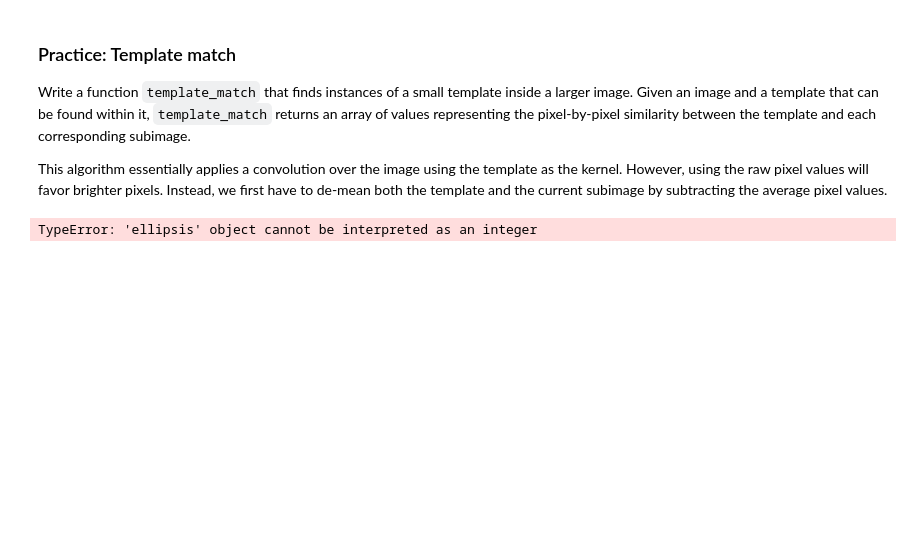
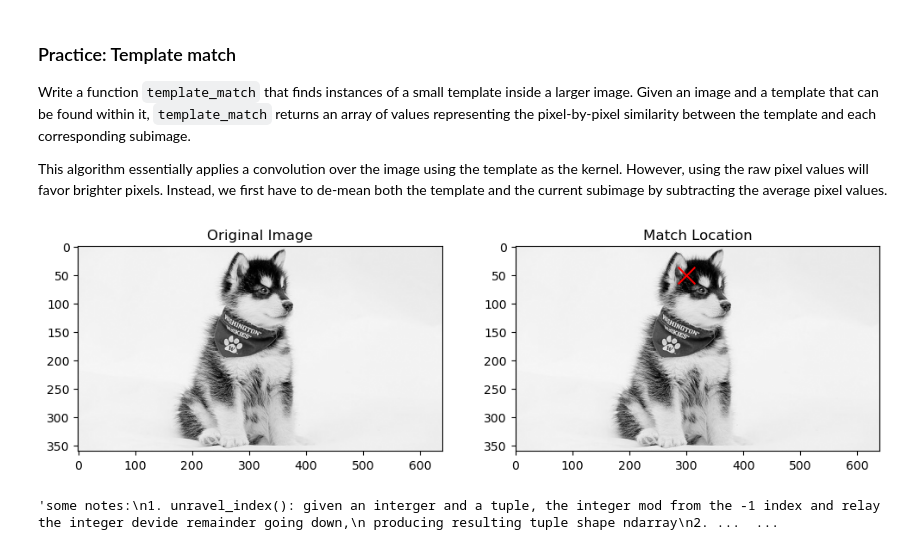
Before and after one commit to Henry8r8w/Self-Study-Notes, a Jupyter notebook: Machine Learning & Data Programming/CSE 163 - UofWA/Convolutions Notes - HW version.ipynb, the cells around one changed output. Drawn from its saved outputs; the diff is of its cells as text; code cells hidden in the pictures; blank space fills up the shorter version.

Commit message:
update cse 163 notes: convolution

```diff
--- a/Machine Learning & Data Programming/CSE 163 - UofWA/convolutions - HW version.ipynb
+++ b/Machine Learning & Data Programming/CSE 163 - UofWA/Convolutions Notes - HW version.ipynb
@@ -155,34 +143,35 @@ def template_match(image, template):
 
     # De-mean the template
     demeaned_template = template - template.mean()
 
     # Construct result of the expected output size
-    result = np.zeros((..., ...))
+    result = np.zeros((image_h - template_h + 1, image_w - template_w +1))
     result_h, result_w = result.shape
 
     for ih in range(result_h):
         for iw in range(result_w):
             # Select corresponding subimage
-            subimage = image[image_h, image_w]
+            subimage = image[ih:ih+template_h, iw:iw+template_w]
 
             # De-mean the subimage
             demeaned_subimage = subimage - subimage.mean()
 
             # Compute sum of element-wise products
             similarity = convolve(demeaned_subimage, demeaned_template)
             result[ih, iw] = similarity
 
     return result
 
 
 match = template_match(dubs, dubs_eye)
 compare(dubs, match)
-np.unravel_index(match.argmax(), match.shape)
+#np.unravel_index(match.argmax(), match.shape)
 
 '''some notes:
 1. unravel_index(): given an interger and a tuple, the integer mod from the -1 index and relay the integer devide remainder going down,
  producing resulting tuple shape ndarray
 2. ... palceholder is referred as  the elicpse object
 '''
 # %% [output]
+[figure, added]
-TypeError: 'ellipsis' object cannot be interpreted as an integer
+'some notes:\n1. unravel_index(): given an interger and a tuple, the integer mod from the -1 index and relay the integer devide remainder going down,\n producing resulting tuple shape ndarray\n2. ...  ...
```
Also changed, not shown: parts of 3 cells of this notebook, 2 other files.
